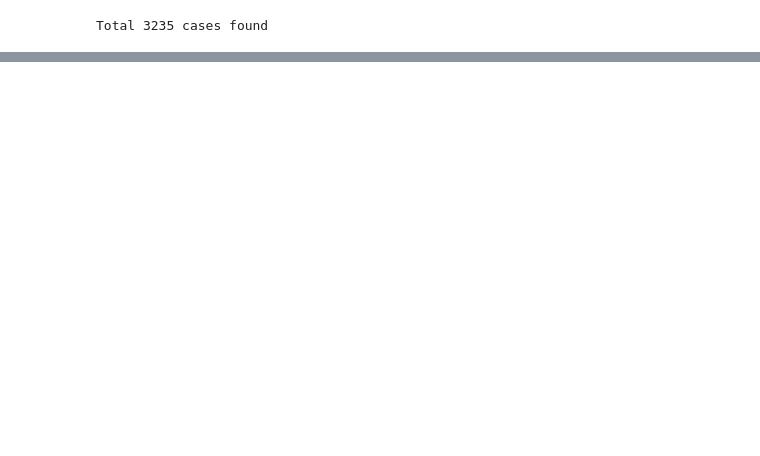
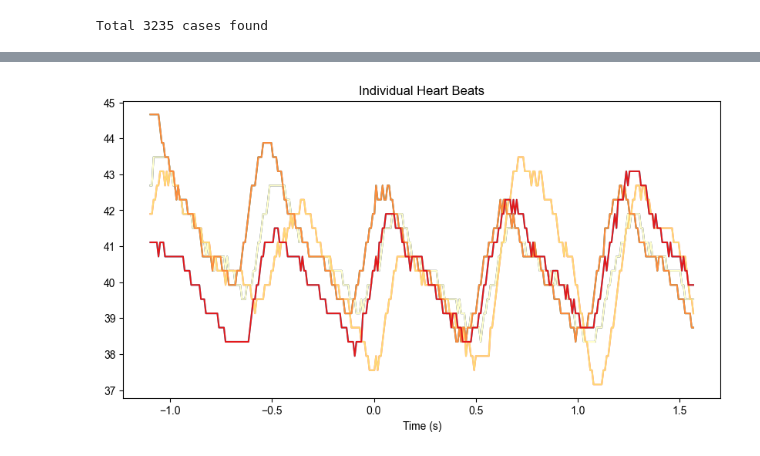
Before and after one commit to rohansanda/bp_prediction_cs229, a Jupyter notebook: data_vis.ipynb, the cells around one changed output, grey strips where cells are left out. Saved outputs shown, nothing was run; the diff lists cells and outputs as text; code cells hidden in the pictures; blank space fills up the shorter version.

```diff
--- a/data_vis.ipynb
+++ b/data_vis.ipynb
@@ -122,0 +214,5 @@ Length: 1625950
+# %%
+#sig = nk.ecg_simulate(duration=30, sampling_rate=250)
+epochs = nk.ecg_segment(sig, rpeaks=None, sampling_rate=125, show=True)
+# %% [output]
+[figure, added]
```
Also changed, not shown: parts of 8 cells of this notebook, 4 other files.
